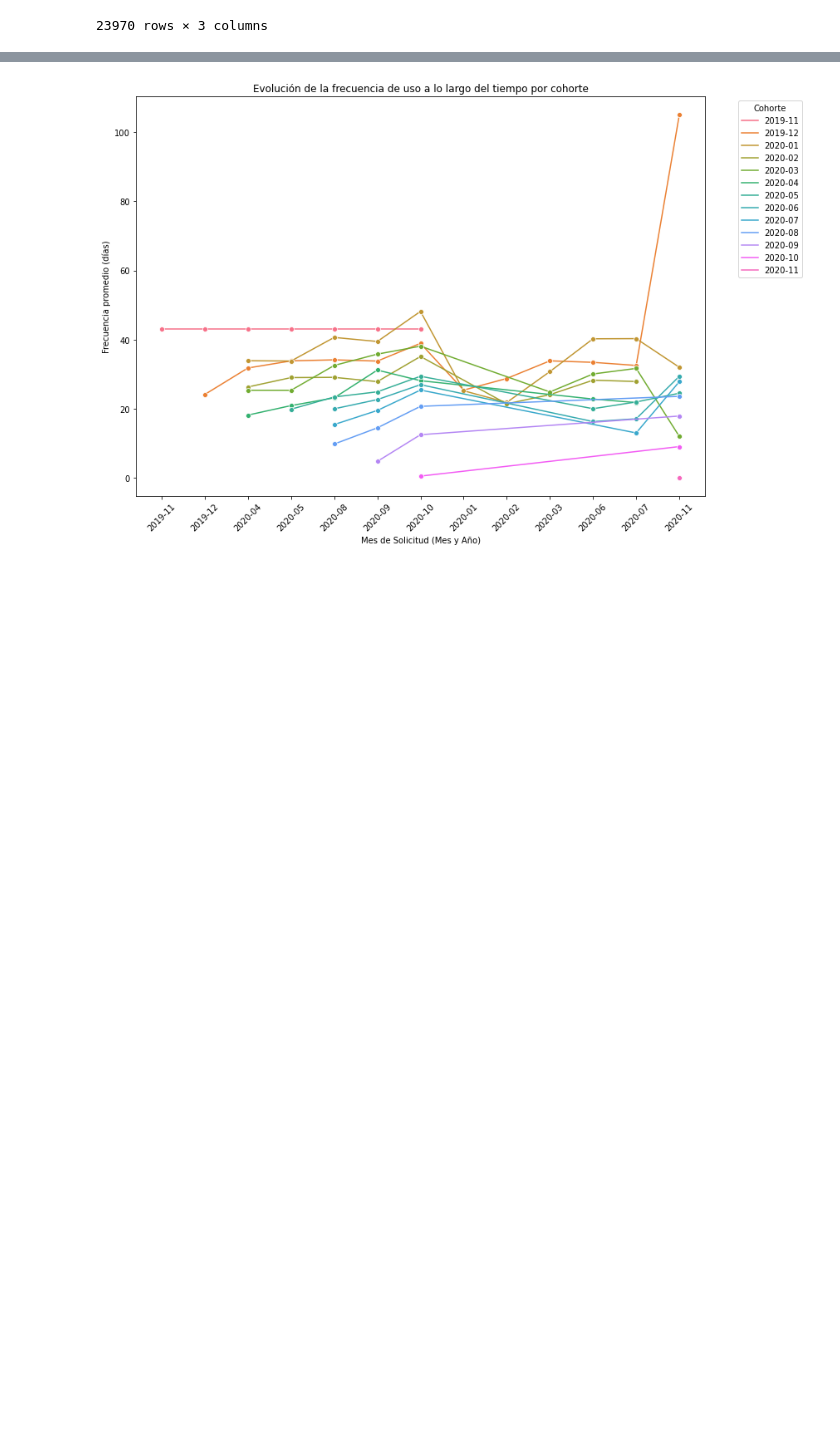
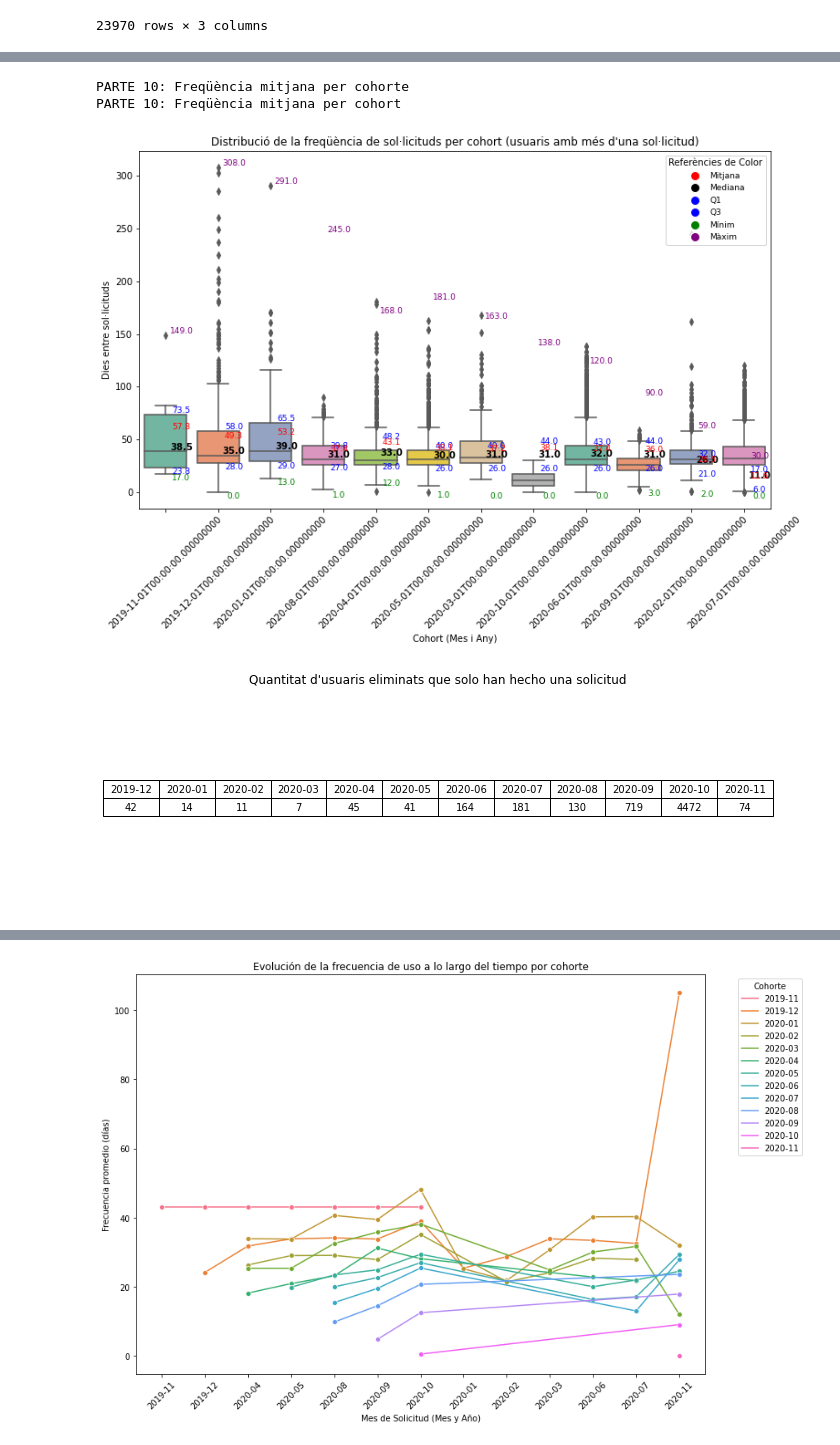
Before and after one commit to ctupac999/proyecto1DA, a Jupyter notebook: proyecto.ipynb, the cells around one changed output, grey strips where cells are left out. Cells and saved outputs as stored; diff of their text form; code cells hidden in the pictures; blank space fills up the shorter version.

```diff
--- a/proyecto.ipynb
+++ b/proyecto.ipynb
@@ -256,3 +270,78 @@ Text(0, 0.5, 'Frecuencia promedio (días)')
+# %%
+# 10 Freqüència mitjana per cohort
+print("\n\033[1m\033[95mPARTE 10: Freqüència mitjana per cohorte\033[0m")
+df_cash['created_at'] = pd.to_datetime(df_cash['created_at'])
+df_cash['cohort'] = pd.to_datetime(df_cash['cohort'], format='%Y-%m')
+# 10 Freqüència mitjana per cohort
+print("PARTE 10: Freqüència mitjana per cohort")
+# 10.1 Filtrar usuaris que han fet més d'una sol·licitud, excloent 'rejected'
+user_counts = df_cash['user_id'].value_counts()
+multiple_requests_users = user_counts[user_counts > 1].index
+df_cash_filtered = df_cash[(df_cash['status'] != 'rejected') & (df_cash['user_id'].isin(user_counts[user_counts > 1].index))]
+# 10.2: Calcular la freqüència per usuari com a la diferència entre sol·licituds
+df_cash_filtered = df_cash_filtered.sort_values(by=['user_id', 'created_at'])
+df_cash_filtered['days_between'] = df_cash_filtered.groupby('user_id')['created_at'].diff().dt.days.dropna()
+# 10.3: Calcular el nombre d'usuaris que només han fet una sol·licitud per cohort
+single_request_users = user_counts[user_counts == 1].index
+df_cash_single_request = df_cash[df_cash['user_id'].isin(single_request_users) & (df_cash['status'] != 'rejected')]
+single_request_count = df_cash_single_request.groupby('cohort')['user_id'].nunique().reset_index(name='single_request_count')
+# 10.4: Visualitzar el diagrama de caixes per cohort, afegint valors clau
+plt.figure(figsize=(12, 8))
+box_plot = sns.boxplot(x='cohort', y='days_between', data=df_cash_filtered, palette='Set2')
+# Calcular i afegir valors clau com quartils, mediana, mitjana, màxim i mínim
+stats = df_cash_filtered.groupby('cohort')['days_between'].describe()
+for i, cohort in enumerate(stats.index):
+    median = stats.loc[cohort, '50%']
+    q1 = stats.loc[cohort, '25%']
+    q3 = stats.loc[cohort, '75%']
+    mean = stats.loc[cohort, 'mean']
+    minimum = stats.loc[cohort, 'min']
+    maximum = stats.loc[cohort, 'max']
+    # Desplazar los textos a la derecha
+    plt.text(i + 0.3, median, f'{median:.1f}', ha='center', va='bottom', color='black', fontsize=10, fontweight='bold')
+    plt.text(i + 0.3, q1, f'{q1:.1f}', ha='center', va='top', color='blue', fontsize=9)
+    plt.text(i + 0.3, q3, f'{q3:.1f}', ha='center', va='bottom', color='blue', fontsize=9)
+    plt.text(i + 0.3, mean, f'{mean:.1f}', ha='center', va='bottom', color='red', fontsize=9)
+    plt.text(i + 0.3, minimum, f'{minimum:.1f}', ha='center', va='top', color='green', fontsize=9)
+    plt.text(i + 0.3, maximum, f'{maximum:.1f}', ha='center', va='bottom', color='purple', fontsize=9)
+# 10.6 Ajustaments visuals
+plt.xticks(rotation=45)
+plt.title('Distribució de la freqüència de sol·licituds per cohort (usuaris amb més d\'una sol·licitud)')
+plt.xlabel('Cohort (Mes i Any)')
+plt.ylabel('Dies entre sol·licituds')
+# Agregar leyenda para los colores
+legend_elements = [
+    plt.Line2D([0], [0], marker='o', color='w', label='Mitjana', markerfacecolor='red', markersize=10),
+    plt.Line2D([0], [0], marker='o', color='w', label='Mediana', markerfacecolor='black', markersize=10),
+    plt.Line2D([0], [0], marker='o', color='w', label='Q1', markerfacecolor='blue', markersize=10),
+    plt.Line2D([0], [0], marker='o', color='w', label='Q3', markerfacecolor='blue', markersize=10),
+    plt.Line2D([0], [0], marker='o', color='w', label='Mínim', markerfacecolor='green', markersize=10),
+    plt.Line2D([0], [0], marker='o', color='w', label='Màxim', markerfacecolor='purple', markersize=10)
+]
+plt.legend(handles=legend_elements, loc='upper right', fontsize=9, title='Referències de Color')
+# Ajustar el layout para los textos desplazados
+plt.subplots_adjust(left=0.1, bottom=0.2)
+# 10.9 Mostrar el diagrama
+plt.show()
+# Crear una nova figura per la taula de eliminats en format horizontal
+plt.figure(figsize=(12, 4))
+# Crear la taula horizontal separada
+table = plt.table(cellText=[single_request_count['single_request_count'].values],
+                  colLabels=single_request_count['cohort'].dt.strftime('%Y-%m'),
+                  loc='center', cellLoc='center')
+table.auto_set_font_size(False)
+table.set_fontsize(10)
+table.scale(1, 1.5)
+# Ocultar ejes ya que solo mostramos la tabla
+plt.axis('off')
+plt.title('Quantitat d\'usuaris eliminats que solo han hecho una solicitud')
+# Mostrar la nova taula
+plt.show()
+# %% [output]
+PARTE 10: Freqüència mitjana per cohorte
+PARTE 10: Freqüència mitjana per cohort
+[figure, added]
+[figure, added]
 # %%
 
 
```
Also changed, not shown: parts of 3 cells of this notebook.
